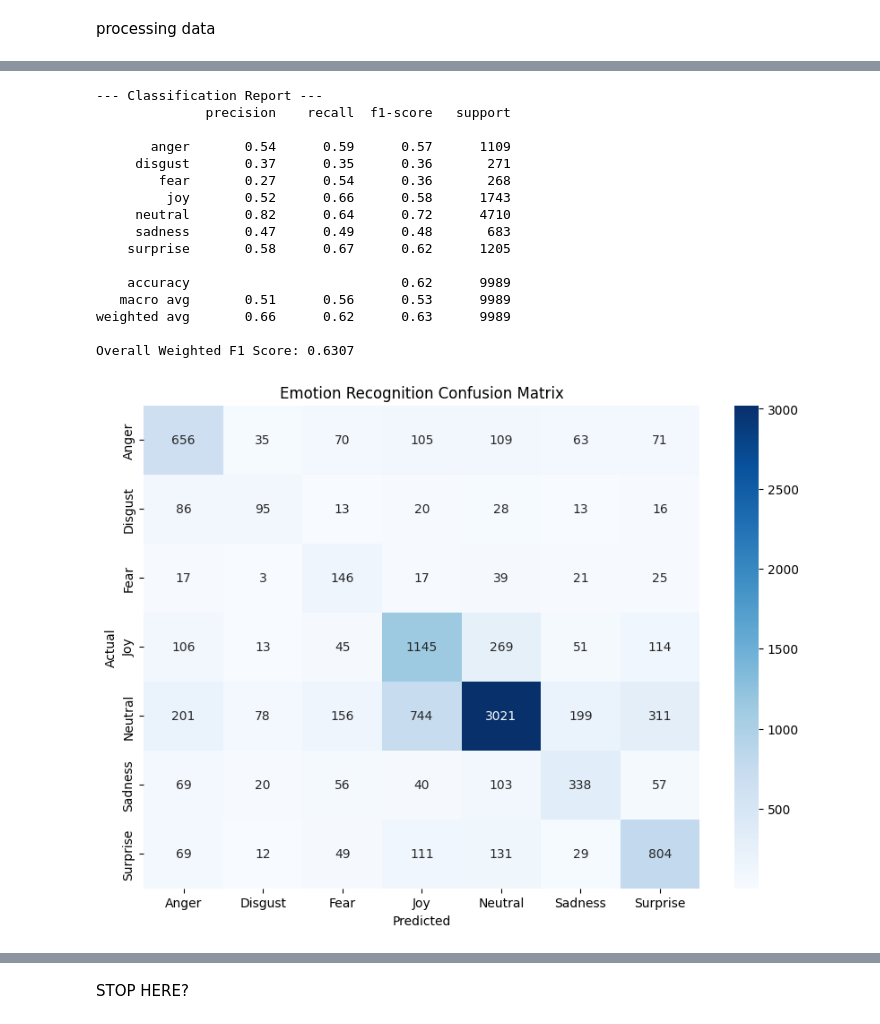
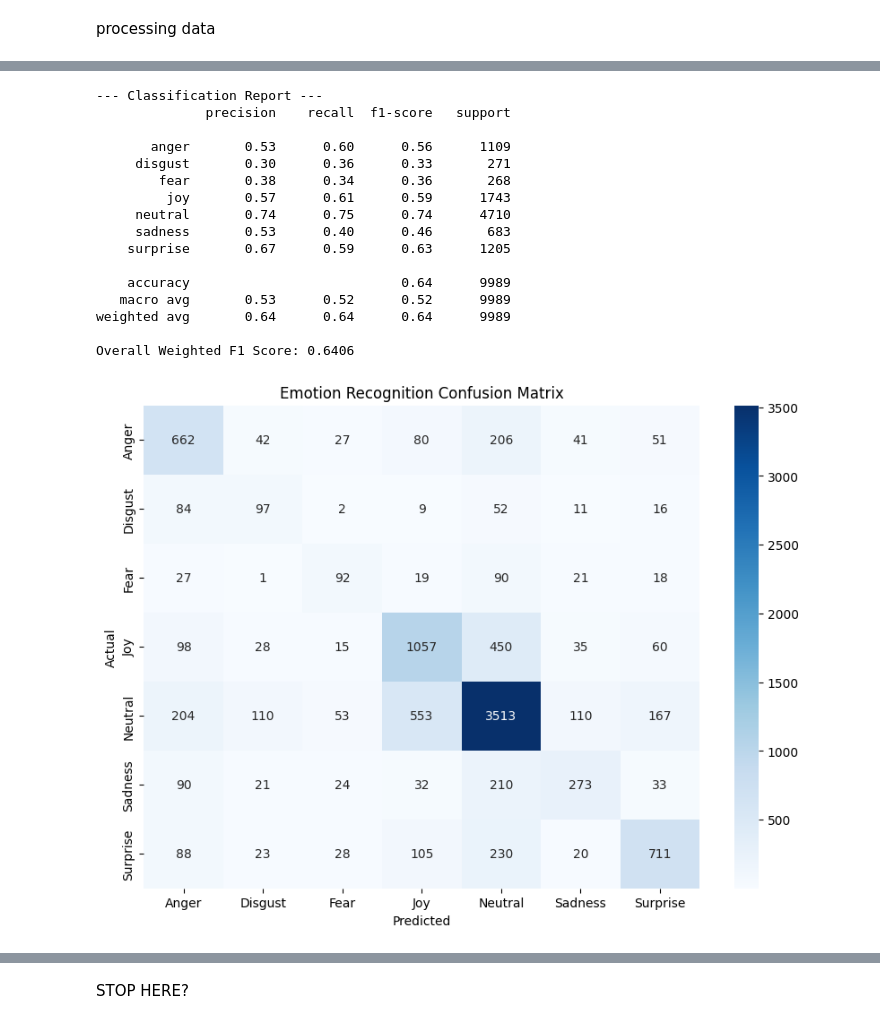
Before and after one commit to philhelenina/SenticCrystal, a Jupyter notebook: scripts/MELD/2BIOSErcTesting.ipynb, the cells around one changed output, grey strips where cells are left out. Cells and saved outputs as stored; diff of their text form; code cells hidden in the pictures.

Commit message:
gemini experiment a

```diff
--- a/scripts/MELD/2BIOSErcTesting.ipynb
+++ b/scripts/MELD/2BIOSErcTesting.ipynb
@@ -214,43 +240,43 @@ def evaluate_results(csv_file):
     labels = ["anger", "disgust", "fear", "joy", "neutral", "sadness", "surprise"]
 
     print("--- Classification Report ---")
     # Adding zero_division=0 hides the warnings for missing labels
     print(classification_report(df['Original_Emotion'],
                                 df['Predicted_Emotion'],
                                 labels=labels,
                                 zero_division=0))
 
     weighted_f1 = f1_score(df['Original_Emotion'],
                            df['Predicted_Emotion'],
                            average='weighted')
     print(f"Overall Weighted F1 Score: {weighted_f1:.4f}")
     cm = confusion_matrix(df['Original_Emotion'],
                           df['Predicted_Emotion'],
                           labels=labels)
 
     plt.figure(figsize=(10, 7))
     display_labels = [l.capitalize() for l in labels]
     sns.heatmap(cm, annot=True, fmt='d', xticklabels=display_labels, yticklabels=display_labels, cmap='Blues')
     plt.xlabel('Predicted')
     plt.ylabel('Actual')
     plt.title('Emotion Recognition Confusion Matrix')
     plt.show()
-evaluate_results("results_chatgpt3.csv")
+evaluate_results("results_gemini3.csv")
 # %% [output]
 --- Classification Report ---
               precision    recall  f1-score   support
 
-       anger       0.54      0.59      0.57      1109
-     disgust       0.37      0.35      0.36       271
-        fear       0.27      0.54      0.36       268
-         joy       0.52      0.66      0.58      1743
-     neutral       0.82      0.64      0.72      4710
-     sadness       0.47      0.49      0.48       683
-    surprise       0.58      0.67      0.62      1205
+       anger       0.53      0.60      0.56      1109
+     disgust       0.30      0.36      0.33       271
+        fear       0.38      0.34      0.36       268
+         joy       0.57      0.61      0.59      1743
+     neutral       0.74      0.75      0.74      4710
+     sadness       0.53      0.40      0.46       683
+    surprise       0.67      0.59      0.63      1205
 
-    accuracy                           0.62      9989
-   macro avg       0.51      0.56      0.53      9989
-weighted avg       0.66      0.62      0.63      9989
+    accuracy                           0.64      9989
+   macro avg       0.53      0.52      0.52      9989
+weighted avg       0.64      0.64      0.64      9989
 
-Overall Weighted F1 Score: 0.6307
+Overall Weighted F1 Score: 0.6406
-[figure, old version]
+[figure, new version]
```
Also changed, not shown: parts of 3 cells of this notebook, 3 other files.
